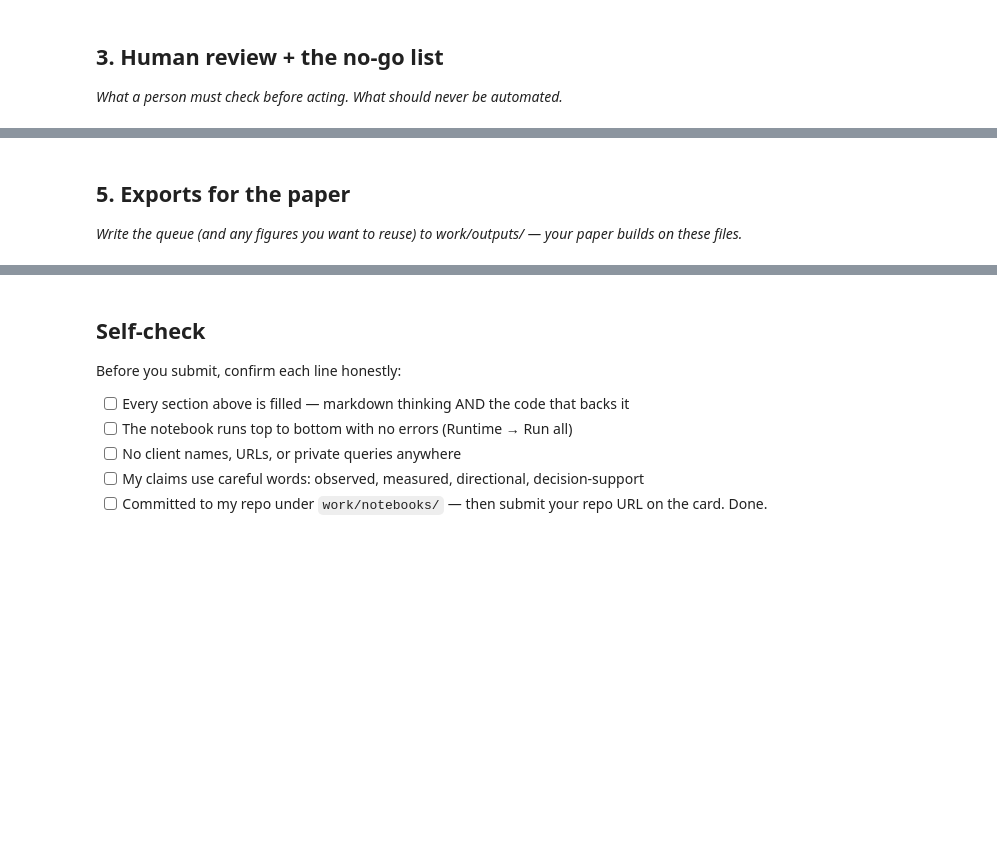
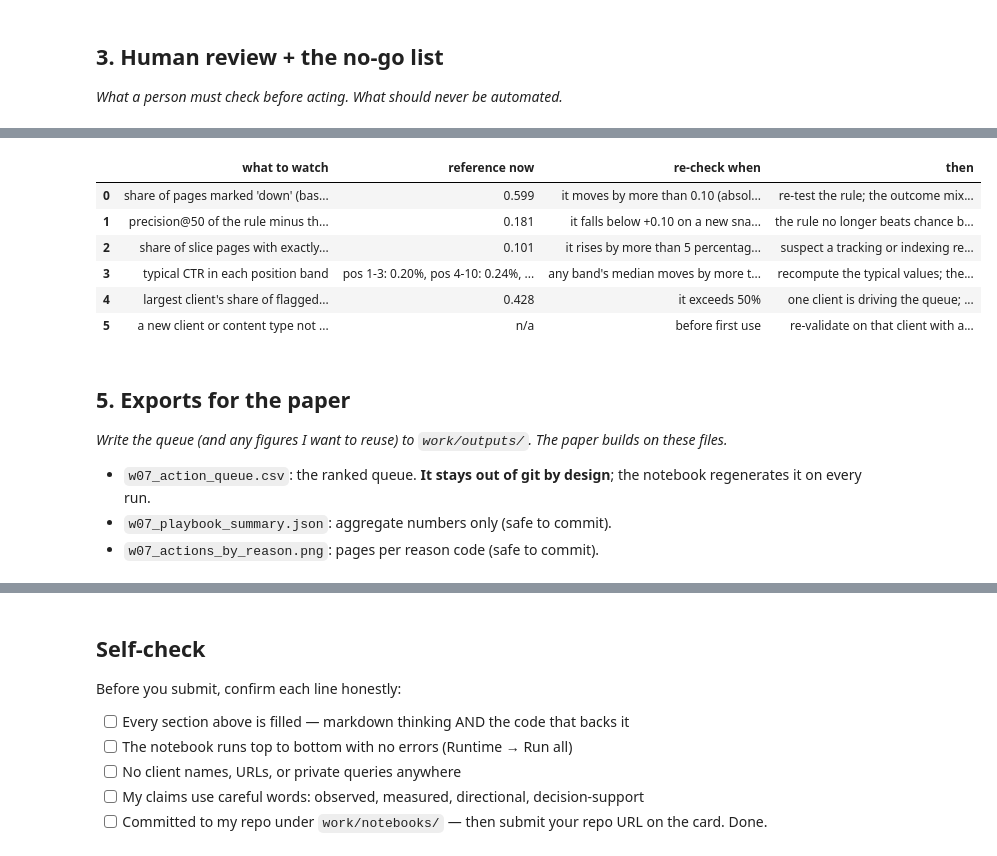
Before and after one commit to yelsebety/Yassin-Flyrank, a Jupyter notebook: work/notebooks/w07_action_playbook.ipynb, the cells around one changed output, grey strips where cells are left out. Saved outputs shown, nothing was run; the diff lists cells and outputs as text; code cells hidden in the pictures; blank space fills up the shorter version.

```diff
--- a/work/notebooks/w07_action_playbook.ipynb
+++ b/work/notebooks/w07_action_playbook.ipynb
@@ -37,4 +233,39 @@ This skeleton is yours to fill. Work the sections **in order** — each one has
+# %%
+def precision_at_k(df, score_col, k=50):
+    top = df.sort_values([score_col, "impressions_90d"], ascending=[False, False]).head(k)
+    return float(top["declined"].mean())
+
+zero_click_share = float((g["clicks_90d"] == 0).mean())
+p50 = precision_at_k(g, "ctr_shortfall", 50)
+
+triggers = pd.DataFrame([
+    {"what to watch": "share of pages marked 'down' (base rate)", "reference now": round(base, 3),
+     "re-check when": "it moves by more than 0.10 (absolute) on a new snapshot", "then": "re-test the rule; the outcome mix has changed"},
+    {"what to watch": "precision@50 of the rule minus the base rate", "reference now": round(p50 - base, 3),
+     "re-check when": "it falls below +0.10 on a new snapshot", "then": "the rule no longer beats chance by a useful margin; review or retrain"},
+    {"what to watch": "share of slice pages with exactly 0 clicks", "reference now": round(zero_click_share, 3),
+     "re-check when": "it rises by more than 5 percentage points", "then": "suspect a tracking or indexing regression before suspecting content"},
+    {"what to watch": "typical CTR in each position band", "reference now": ", ".join(f"{b}: {v:.2f}%" for b, v in typical.items()),
+     "re-check when": "any band's median moves by more than 25% (relative)", "then": "recompute the typical values; the rule's yardstick moved"},
+    {"what to watch": "largest client's share of flagged pages", "reference now": round(float(share.iloc[0]), 3),
+     "re-check when": "it exceeds 50%", "then": "one client is driving the queue; check it does not mislead for others"},
+    {"what to watch": "a new client or content type not seen here", "reference now": "n/a",
+     "re-check when": "before first use", "then": "re-validate on that client with a grouped split"},
+])
+display(triggers)
+# %% [output]
+|  | what to watch | reference now | re-check when | then |
+| 0 | share of pages marked 'down' (bas... | 0.599 | it moves by more than 0.10 (absol... | re-test the rule; the outcome mix... |
+| 1 | precision@50 of the rule minus th... | 0.181 | it falls below +0.10 on a new sna... | the rule no longer beats chance b... |
+| 2 | share of slice pages with exactly... | 0.101 | it rises by more than 5 percentag... | suspect a tracking or indexing re... |
+| 3 | typical CTR in each position band | pos 1-3: 0.20%, pos 4-10: 0.24%, ... | any band's median moves by more t... | recompute the typical values; the... |
+| 4 | largest client's share of flagged... | 0.428 | it exceeds 50% | one client is driving the queue; ... |
+| 5 | a new client or content type not ... | n/a | before first use | re-validate on that client with a... |
 # %% [markdown]
 ## 5. Exports for the paper
 
-*Write the queue (and any figures you want to reuse) to work/outputs/ — your paper builds on these files.*
+*Write the queue (and any figures I want to reuse) to `work/outputs/`. The paper builds on these files.*
+
+- `w07_action_queue.csv`: the ranked queue. **It stays out of git by design**; the notebook regenerates it on every run.
+- `w07_playbook_summary.json`: aggregate numbers only (safe to commit).
+- `w07_actions_by_reason.png`: pages per reason code (safe to commit).
```
Also changed, not shown: parts of 17 cells of this notebook.
